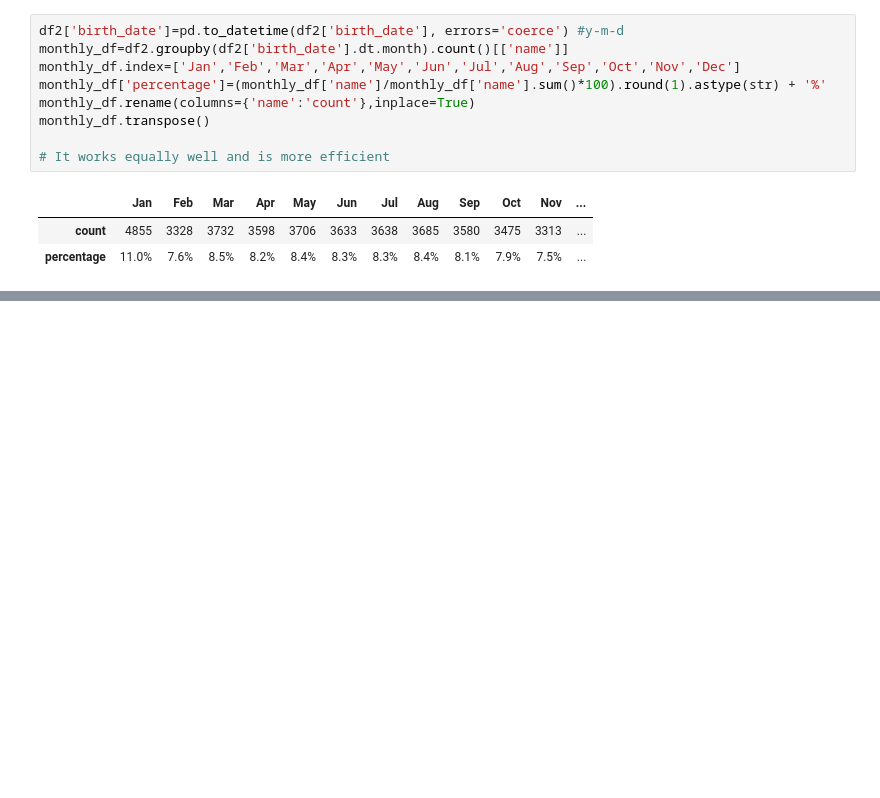
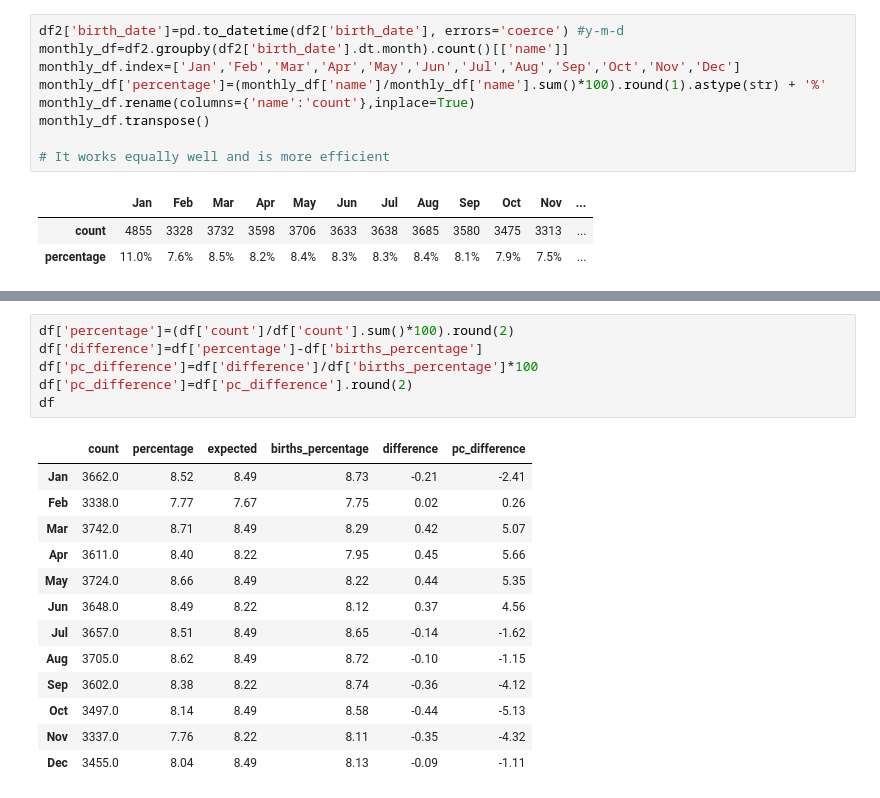
Before and after one commit to OjasSB/DS105, a Jupyter notebook: notebooks/GP.ipynb, the cells around one changed output, grey strips where cells are left out. Drawn from its saved outputs; the diff is of its cells as text; blank space fills up the shorter version.

```diff
--- a/notebooks/GP.ipynb
+++ b/notebooks/GP.ipynb
@@ -309,0 +347,20 @@ monthly_df.transpose()
+# %%
+df['percentage']=(df['count']/df['count'].sum()*100).round(2)
+df['difference']=df['percentage']-df['births_percentage']
+df['pc_difference']=df['difference']/df['births_percentage']*100
+df['pc_difference']=df['pc_difference'].round(2)
+df
+# %% [output]
+|  | count | percentage | expected | births_percentage | difference | pc_difference |
+| Jan | 3662.0 | 8.52 | 8.49 | 8.73 | -0.21 | -2.41 |
+| Feb | 3338.0 | 7.77 | 7.67 | 7.75 | 0.02 | 0.26 |
+| Mar | 3742.0 | 8.71 | 8.49 | 8.29 | 0.42 | 5.07 |
+| Apr | 3611.0 | 8.40 | 8.22 | 7.95 | 0.45 | 5.66 |
+| May | 3724.0 | 8.66 | 8.49 | 8.22 | 0.44 | 5.35 |
+| Jun | 3648.0 | 8.49 | 8.22 | 8.12 | 0.37 | 4.56 |
+| Jul | 3657.0 | 8.51 | 8.49 | 8.65 | -0.14 | -1.62 |
+| Aug | 3705.0 | 8.62 | 8.49 | 8.72 | -0.10 | -1.15 |
+| Sep | 3602.0 | 8.38 | 8.22 | 8.74 | -0.36 | -4.12 |
+| Oct | 3497.0 | 8.14 | 8.49 | 8.58 | -0.44 | -5.13 |
+| Nov | 3337.0 | 7.76 | 8.22 | 8.11 | -0.35 | -4.32 |
+| Dec | 3455.0 | 8.04 | 8.49 | 8.13 | -0.09 | -1.11 |
```
Also changed, not shown: parts of 7 cells of this notebook.
